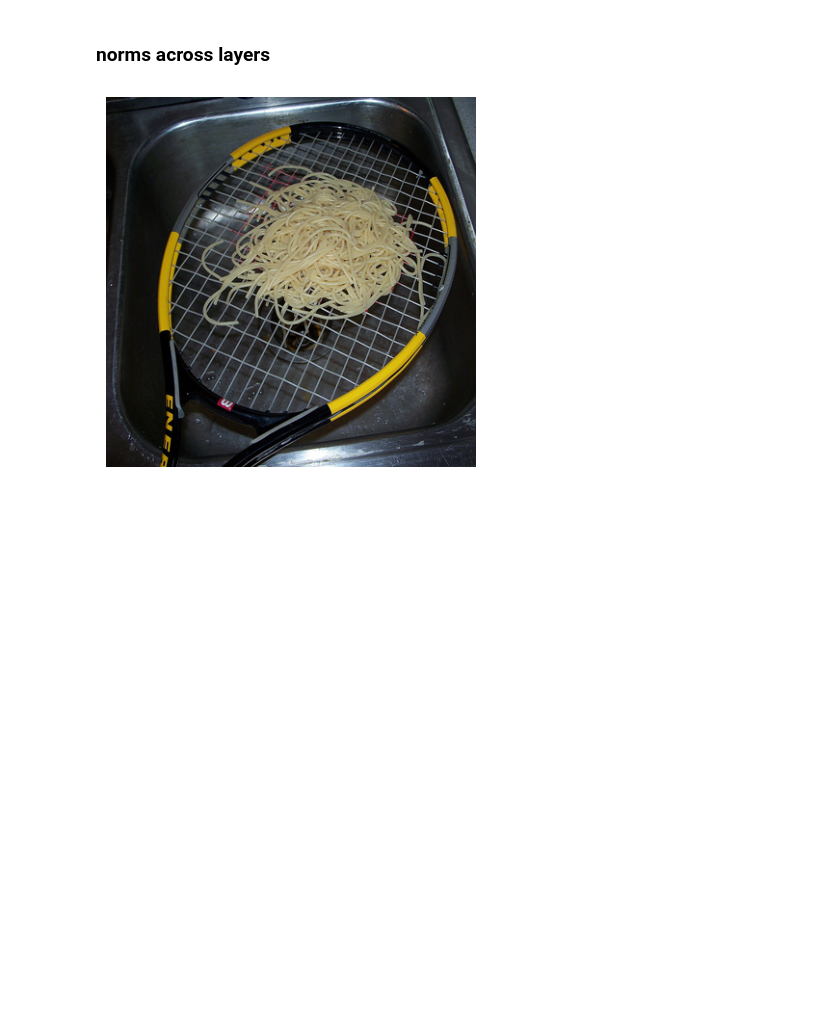
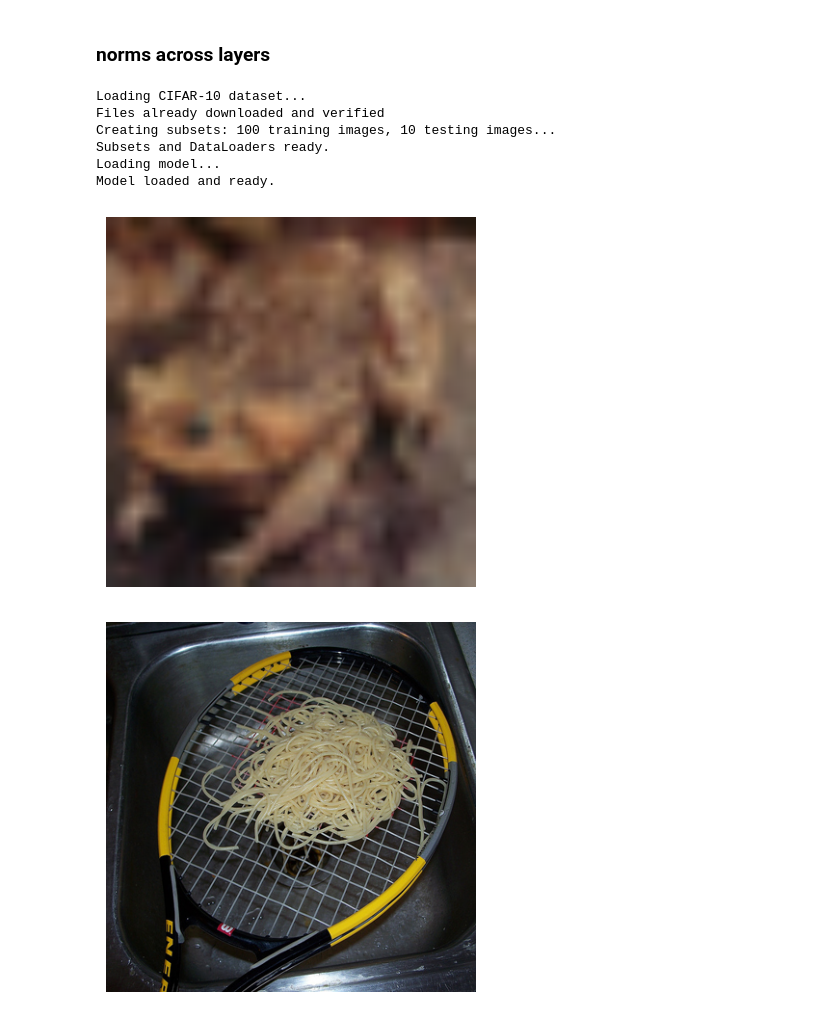
Before and after one commit to azywot/fact, a Jupyter notebook: DEIT-III/notebook.ipynb, the cells around one changed output. Saved outputs shown, nothing was run; the diff lists cells and outputs as text; code cells hidden in the pictures; blank space fills up the shorter version.

Commit message:
also works with cifar

```diff
--- a/DEIT-III/notebook.ipynb
+++ b/DEIT-III/notebook.ipynb
@@ -732,4 +732,46 @@ tensor([145, 145, 145, 145, 145, 145, 145, 145, 145, 145, 145, 145, 145, 145,
 ### norms across layers
 # %%
 chosen_one = small
+# %%
+print("Loading CIFAR-10 dataset...")
+transform = transforms.Compose([
+    transforms.Resize((384, 384)),
+    transforms.ToTensor(),
+    #transforms.Normalize(mean=[0.485, 0.456, 0.406], std=[0.229, 0.224, 0.225])
+])
+
+train_dataset = torchvision.datasets.CIFAR10(root='./data', train=True, download=True, transform=transform)
+
+train_subset_size = 100
+
+print(f"Creating subsets: {train_subset_size} training images, {test_subset_size} testing images...")
+train_indices = torch.randperm(len(train_dataset))[:train_subset_size]
+
+train_subset = Subset(train_dataset, train_indices)
+
+batch_size = 16
+train_loader = DataLoader(train_subset, batch_size=batch_size, shuffle=True)
+
+print("Subsets and DataLoaders ready.")
+
+print("Loading model...")
+model.eval()
+print("Model loaded and ready.")
+# %% [output]
+Loading CIFAR-10 dataset...
+Files already downloaded and verified
+Creating subsets: 100 training images, 10 testing images...
+Subsets and DataLoaders ready.
+Loading model...
+Model loaded and ready.
+# %%
+# either run this
+for images, targets in train_loader:
+    image = images[0]
+    break
+
+chosen_one(image.unsqueeze(0))
+plot_image(image)
+# %% [output]
+[figure, added]
 # %%
```
Also changed, not shown: parts of 3 cells of this notebook.
